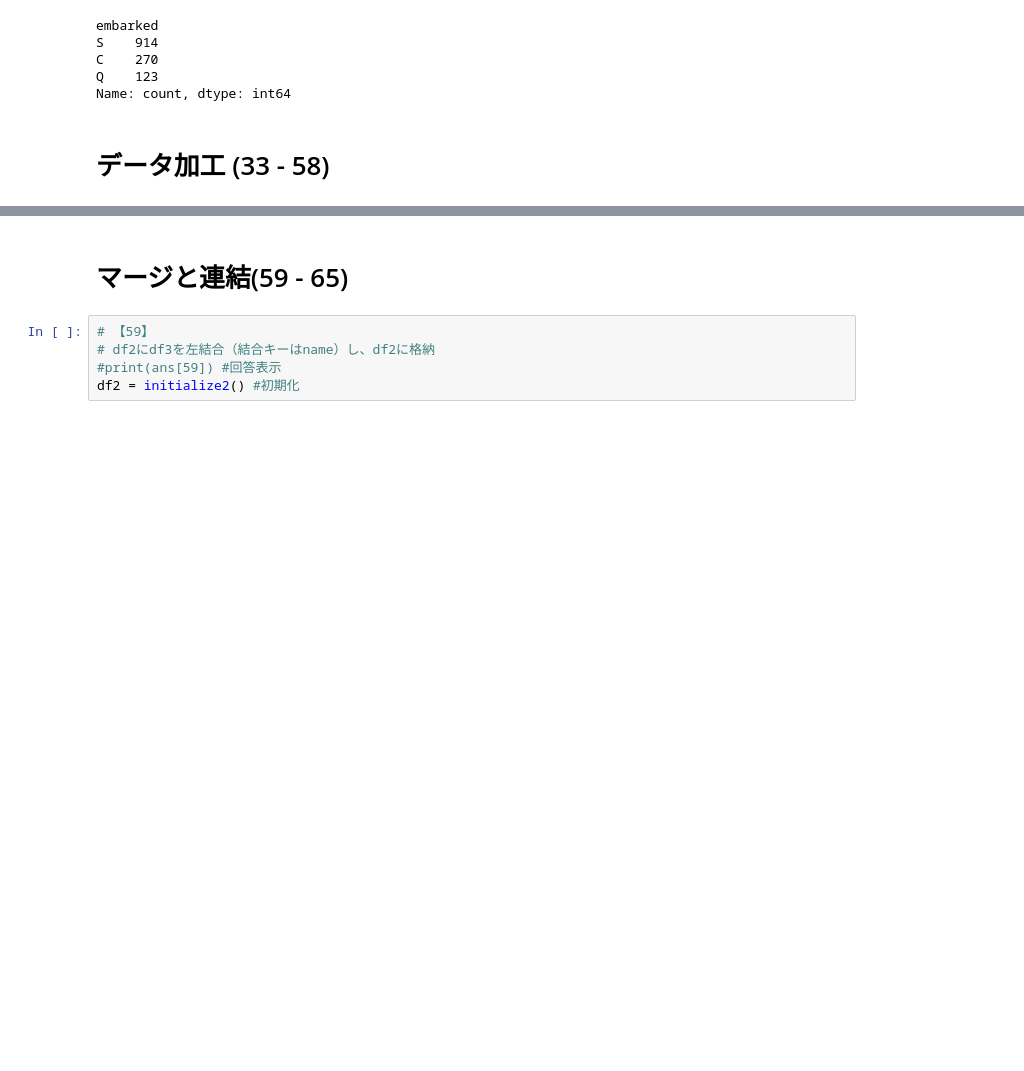
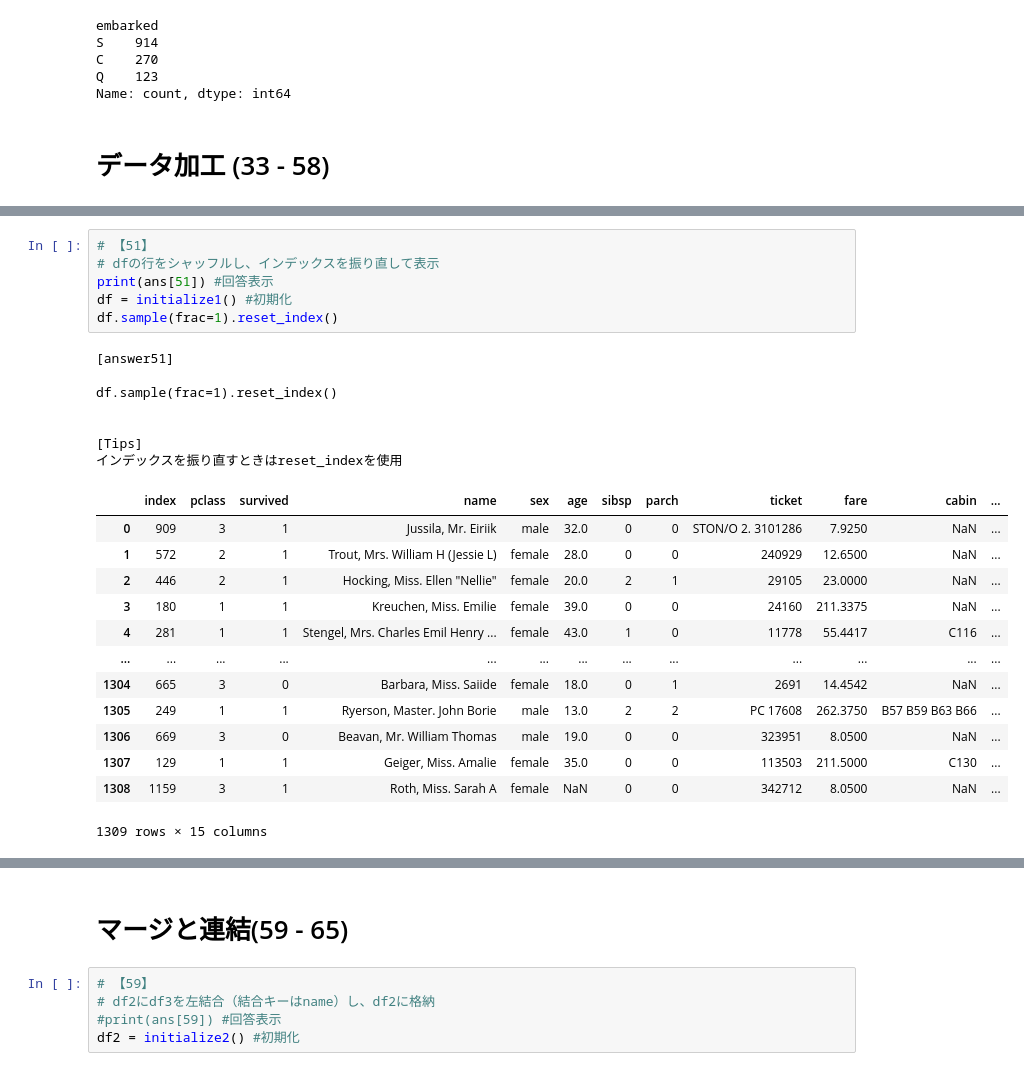
Before and after one commit to morixxfoxdata/TIL, a Jupyter notebook: Python/pandas/Pandas_100_knocks-master/notebook/01_Pandas_100_Knocks_for_Begginer.ipynb, the cells around one changed output, grey strips where cells are left out. Drawn from its saved outputs; the diff is of its cells as text; blank space fills up the shorter version.

```diff
--- a/Python/pandas/Pandas_100_knocks-master/notebook/01_Pandas_100_Knocks_for_Begginer.ipynb
+++ b/Python/pandas/Pandas_100_knocks-master/notebook/01_Pandas_100_Knocks_for_Begginer.ipynb
@@ -863,0 +1105,27 @@ df2 = initialize2() #初期化
+# %%
+# 【51】
+# dfの行をシャッフルし、インデックスを振り直して表示
+print(ans[51]) #回答表示
+df = initialize1() #初期化
+df.sample(frac=1).reset_index()
+# %% [output]
+[answer51]
+
+df.sample(frac=1).reset_index()
+
+
+[Tips]
+インデックスを振り直すときはreset_indexを使用
+|  | index | pclass | survived | name | sex | age | sibsp | parch | ticket | fare | cabin | ... |
+| 0 | 909 | 3 | 1 | Jussila, Mr. Eiriik | male | 32.0 | 0 | 0 | STON/O 2. 3101286 | 7.9250 | NaN | ... |
+| 1 | 572 | 2 | 1 | Trout, Mrs. William H (Jessie L) | female | 28.0 | 0 | 0 | 240929 | 12.6500 | NaN | ... |
+| 2 | 446 | 2 | 1 | Hocking, Miss. Ellen "Nellie" | female | 20.0 | 2 | 1 | 29105 | 23.0000 | NaN | ... |
+| 3 | 180 | 1 | 1 | Kreuchen, Miss. Emilie | female | 39.0 | 0 | 0 | 24160 | 211.3375 | NaN | ... |
+| 4 | 281 | 1 | 1 | Stengel, Mrs. Charles Emil Henry ... | female | 43.0 | 1 | 0 | 11778 | 55.4417 | C116 | ... |
+| ... | ... | ... | ... | ... | ... | ... | ... | ... | ... | ... | ... | ... |
+| 1304 | 665 | 3 | 0 | Barbara, Miss. Saiide | female | 18.0 | 0 | 1 | 2691 | 14.4542 | NaN | ... |
+| 1305 | 249 | 1 | 1 | Ryerson, Master. John Borie | male | 13.0 | 2 | 2 | PC 17608 | 262.3750 | B57 B59 B63 B66 | ... |
+| 1306 | 669 | 3 | 0 | Beavan, Mr. William Thomas | male | 19.0 | 0 | 0 | 323951 | 8.0500 | NaN | ... |
+| 1307 | 129 | 1 | 1 | Geiger, Miss. Amalie | female | 35.0 | 0 | 0 | 113503 | 211.5000 | C130 | ... |
+| 1308 | 1159 | 3 | 1 | Roth, Miss. Sarah A | female | NaN | 0 | 0 | 342712 | 8.0500 | NaN | ... |
+1309 rows × 15 columns
```
Also changed, not shown: parts of 51 cells of this notebook.
